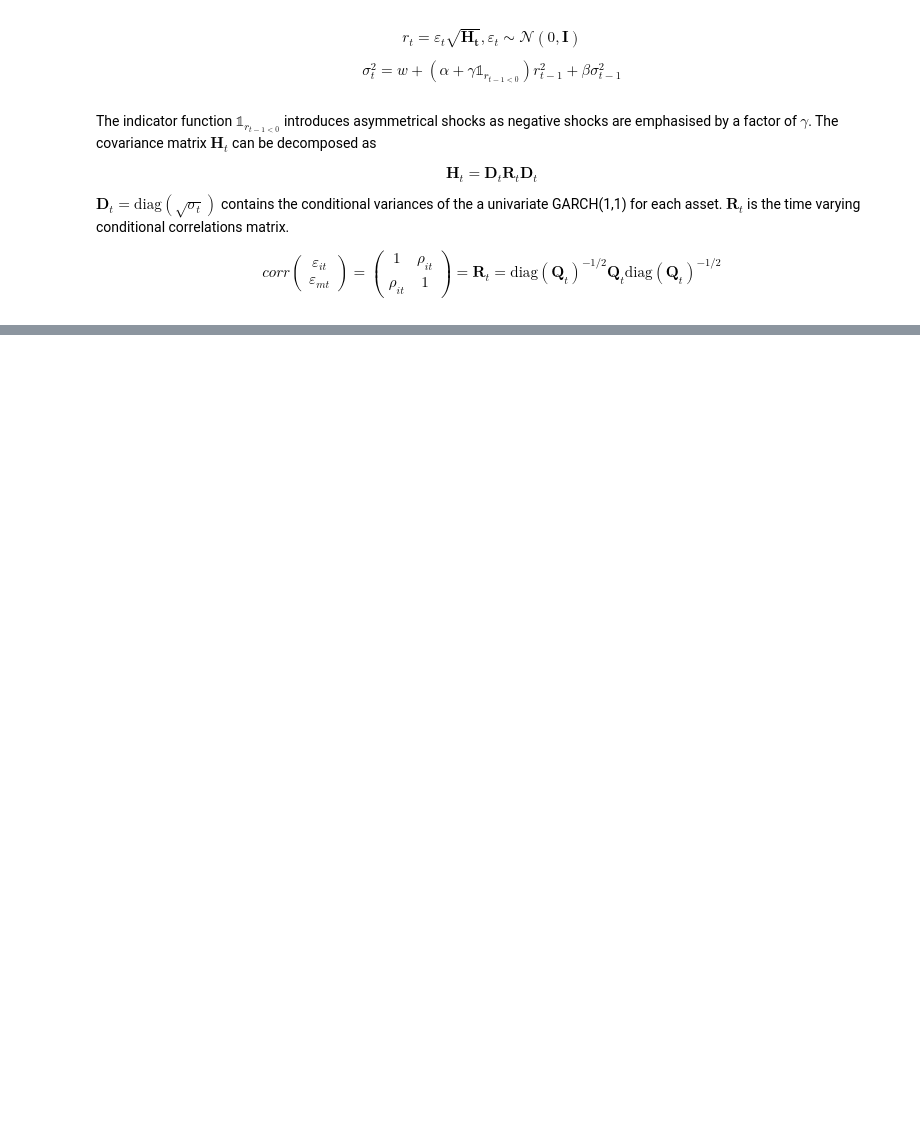
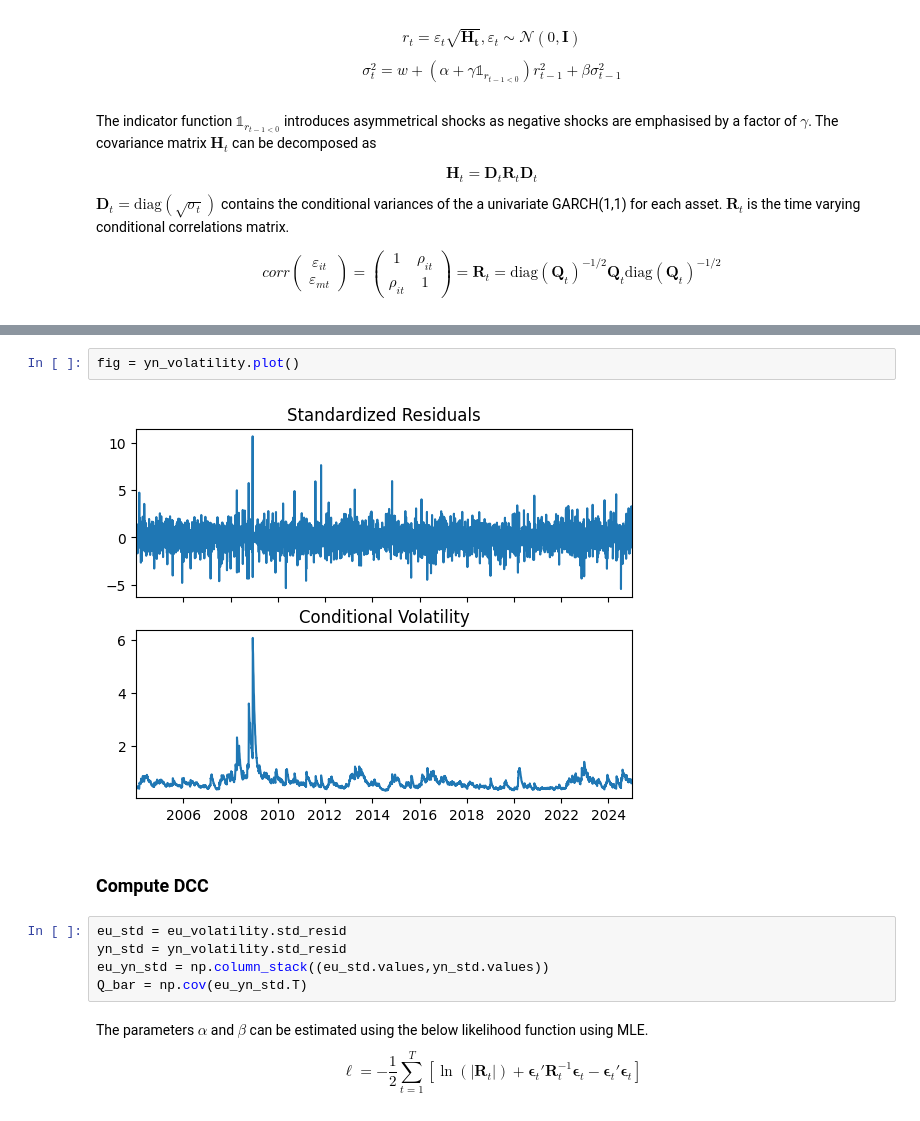
Before and after one commit to SboneloMdluli/Financial-Engineering-Forum-Posts, a Jupyter notebook: systematic_risk.ipynb, the cells around one changed output, grey strips where cells are left out. Saved outputs shown, nothing was run; the diff lists cells and outputs as text; blank space fills up the shorter version.

```diff
--- a/systematic_risk.ipynb
+++ b/systematic_risk.ipynb
@@ -98,0 +172,16 @@ Q_t = \left( 1-\alpha-\beta \right)S+\alpha\left( \varepsilon_{t-1} \varepsilon_
+# %%
+fig = yn_volatility.plot()
+# %% [output]
+[figure, added]
+# %% [markdown]
+### Compute DCC
+# %%
+eu_std = eu_volatility.std_resid
+yn_std = yn_volatility.std_resid
+eu_yn_std = np.column_stack((eu_std.values,yn_std.values))
+Q_bar = np.cov(eu_yn_std.T)
+# %% [markdown]
+The parameters $\alpha$ and $\beta$ can be estimated using the below likelihood function using MLE.
+\begin{equation}
+\ell = -\frac{1}{2} \sum_{t=1}^T  \left[   \ln(|\mathbf{R}_t|) + \mathbf{\epsilon}_t' \mathbf{R}_t^{-1} \mathbf{\epsilon}_t -\mathbf{\epsilon}_t'\mathbf{\epsilon}_t\right]
+\end{equation}
```
Also changed, not shown: parts of 19 cells of this notebook.
